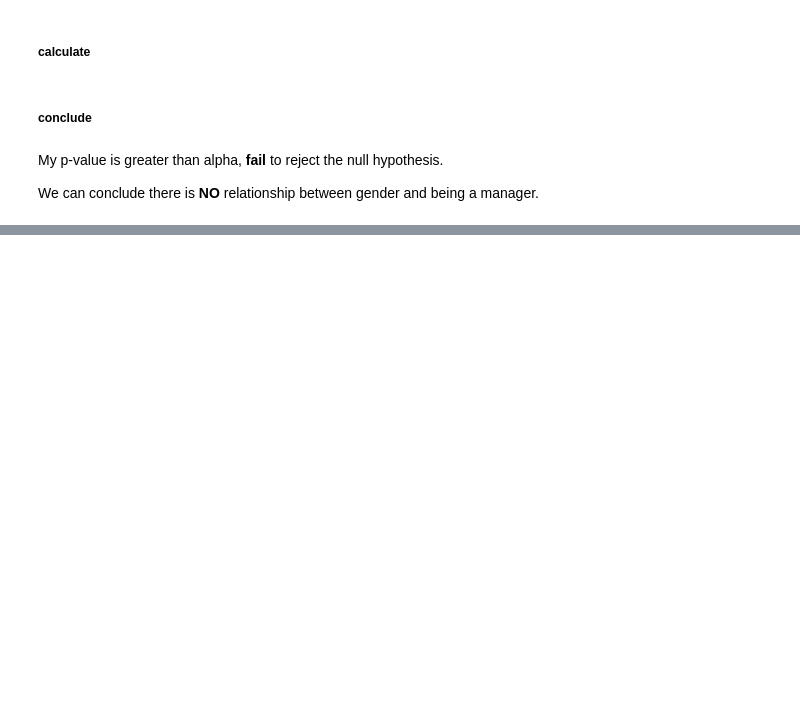
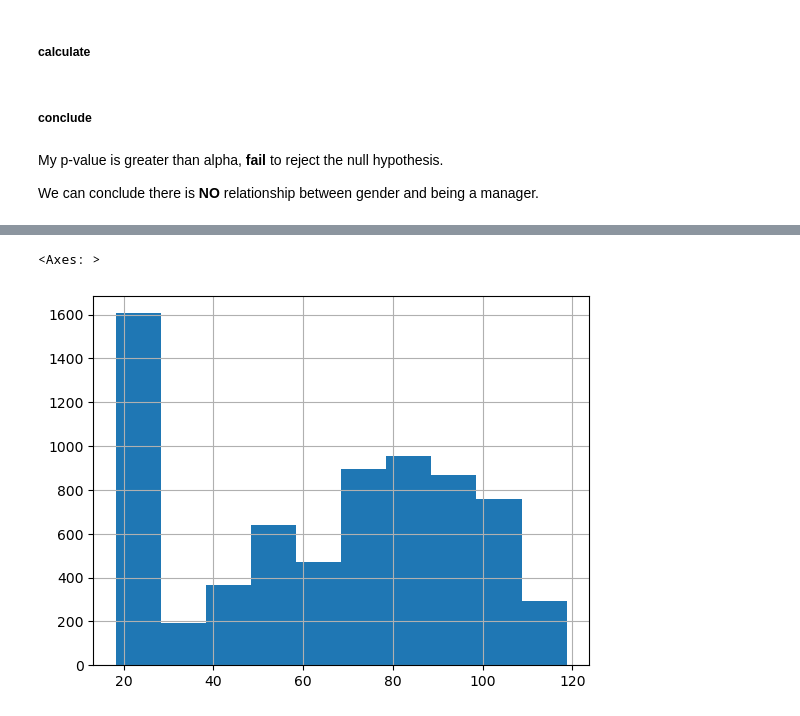
Before and after one commit to Josue-Gonzalez627/stats-exercises, a Jupyter notebook: hypothesis_testing.ipynb, the cells around one changed output, grey strips where cells are left out. Drawn from its saved outputs; the diff is of its cells as text; code cells hidden in the pictures; blank space fills up the shorter version.

```diff
--- a/hypothesis_testing.ipynb
+++ b/hypothesis_testing.ipynb
@@ -411,0 +404,5 @@ pd.read_sql('show tables', url)
+# %%
+query = 'select * from customers'
+# %%
+df = pd.read_sql(query, url)
+df
@@ -411,0 +502,5 @@ pd.read_sql('show tables', url)
+# %%
+df.monthly_charges.hist()
+# %% [output]
+<Axes: >
+[figure, added]
```
Also changed, not shown: parts of 129 cells of this notebook.
